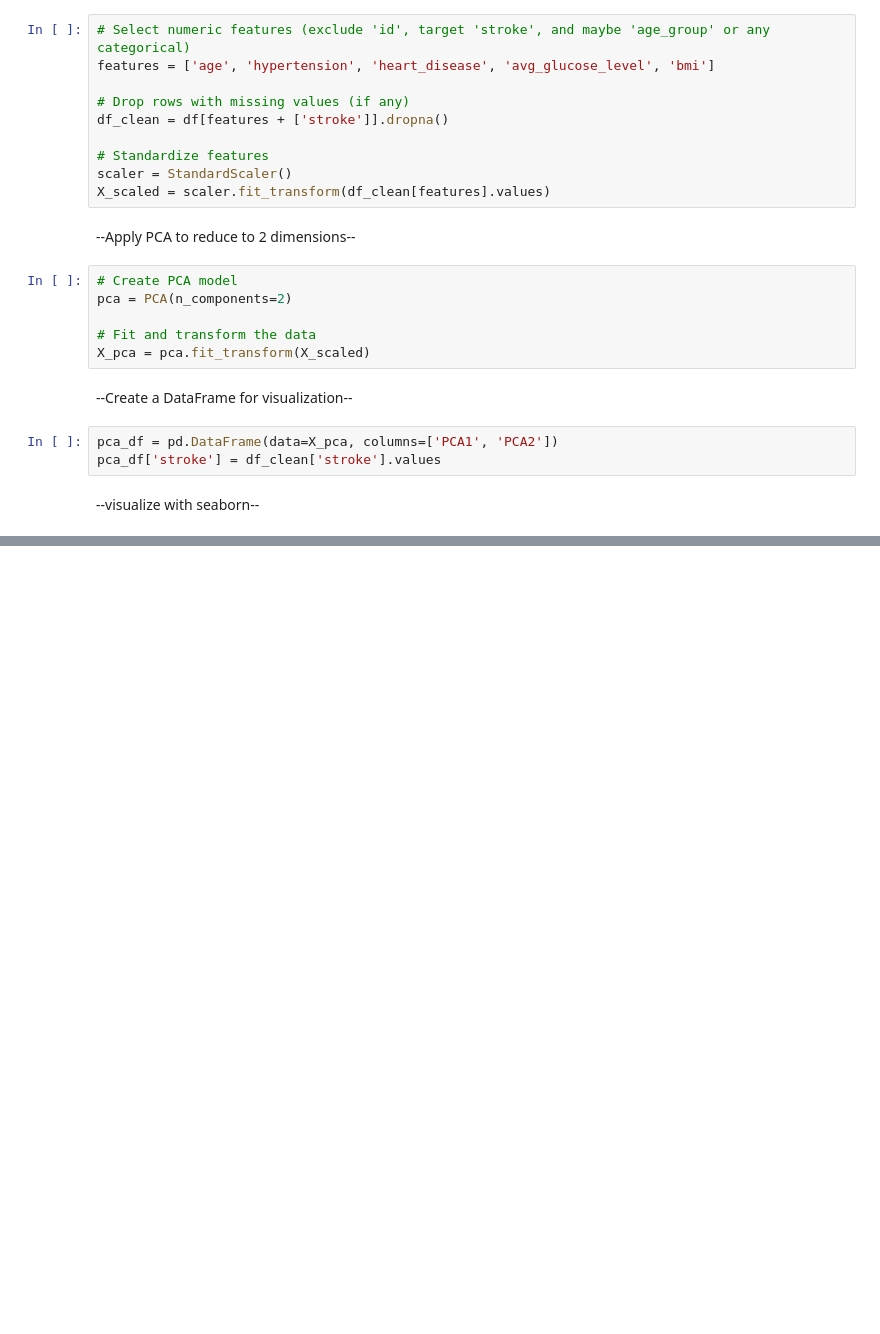
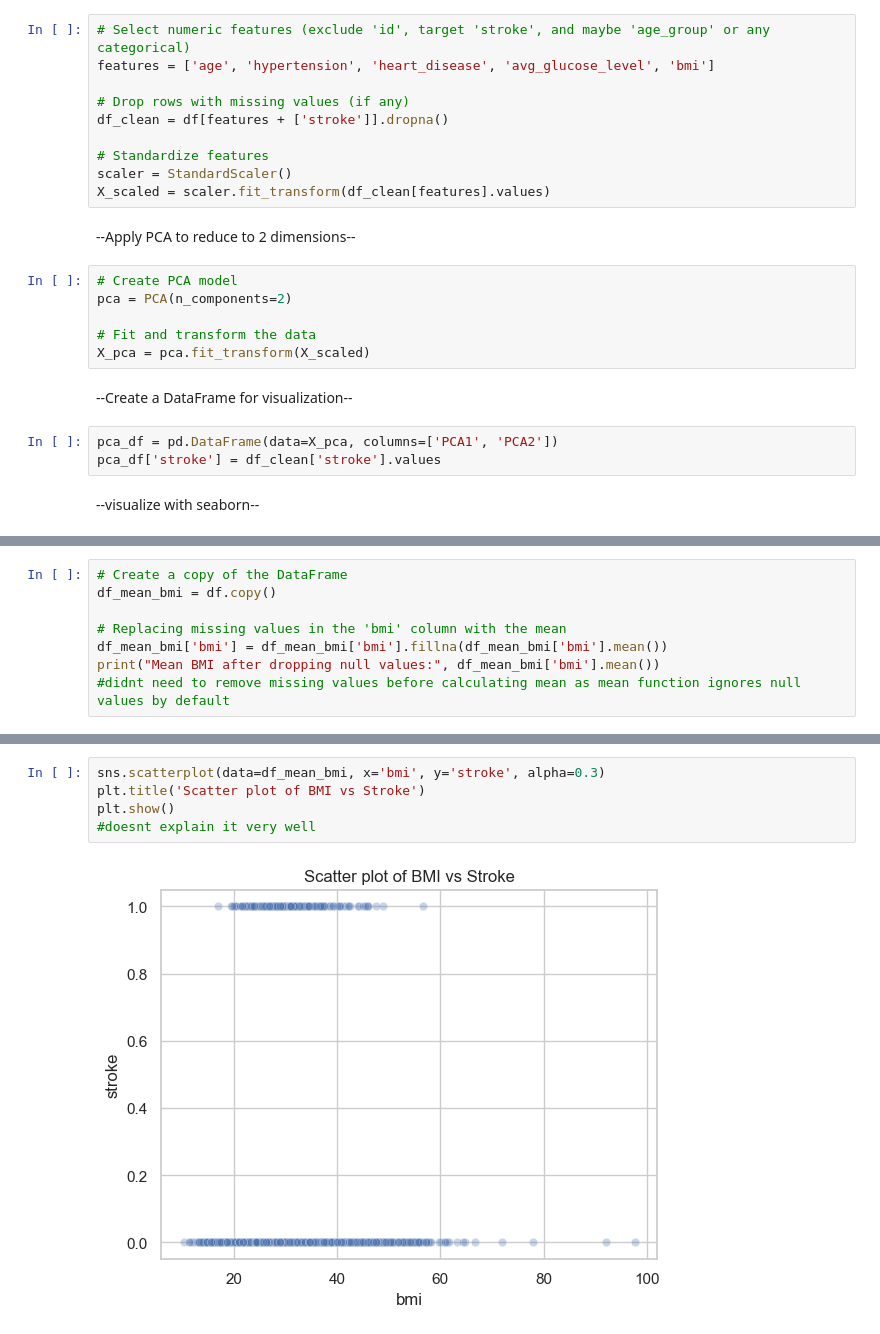
Before and after one commit to mazen4bs/stoke-prediction-machine-learning, a Jupyter notebook: stroke prediction/notebooks/stroke_analysis_phase1.ipynb, the cells around one changed output, grey strips where cells are left out. Saved outputs shown, nothing was run; the diff lists cells and outputs as text; blank space fills up the shorter version.

Commit message:
handling missing data

```diff
--- a/stroke prediction/notebooks/stroke_analysis_phase1.ipynb
+++ b/stroke prediction/notebooks/stroke_analysis_phase1.ipynb
@@ -548,0 +618,8 @@ plt.show()
+# %%
+# Create a copy of the DataFrame
+df_mean_bmi = df.copy()
+
+# Replacing missing values in the 'bmi' column with the mean
+df_mean_bmi['bmi'] = df_mean_bmi['bmi'].fillna(df_mean_bmi['bmi'].mean())
+print("Mean BMI after dropping null values:", df_mean_bmi['bmi'].mean())
+#didnt need to remove missing values before calculating mean as mean function ignores null values by default
@@ -548,0 +636,7 @@ plt.show()
+# %%
+sns.scatterplot(data=df_mean_bmi, x='bmi', y='stroke', alpha=0.3)
+plt.title('Scatter plot of BMI vs Stroke')
+plt.show()
+#doesnt explain it very well
+# %% [output]
+[figure, added]
```
Also changed, not shown: parts of 32 cells of this notebook.
